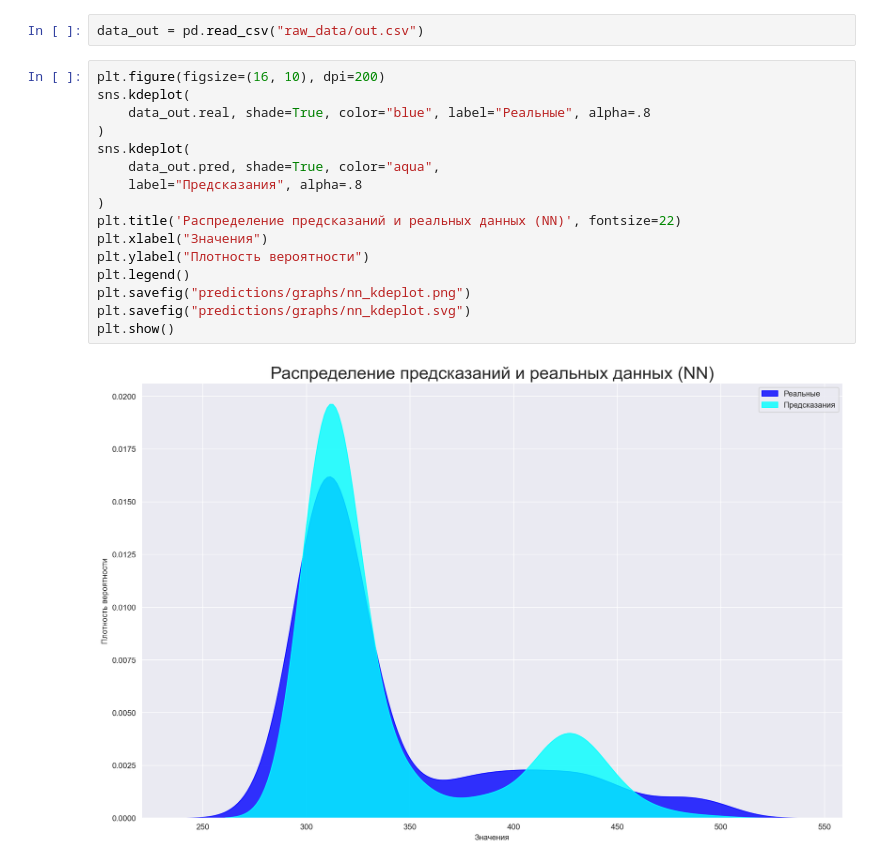
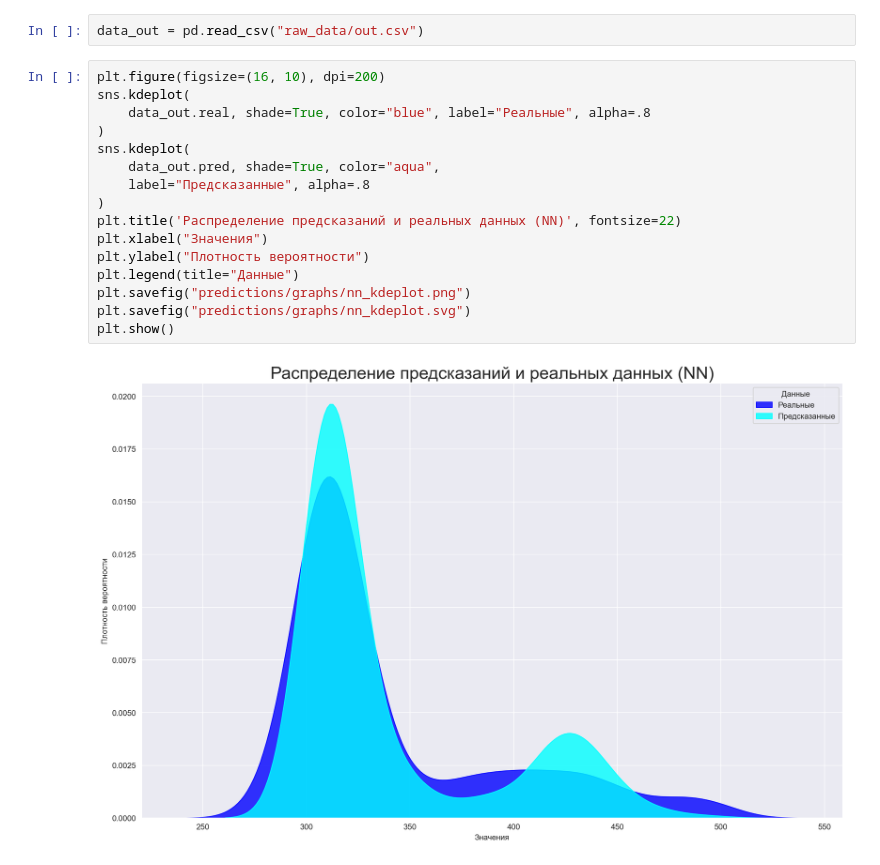
Before and after one commit to llitone/fuel-consumption-prediction, a Jupyter notebook: predictions/graphs.ipynb, the cells around one changed output. Cells and saved outputs as stored; diff of their text form.

Commit message:
legend title fix

```diff
--- a/predictions/graphs.ipynb
+++ b/predictions/graphs.ipynb
@@ -158,18 +158,18 @@ data_out = pd.read_csv("raw_data/out.csv")
 # %%
 plt.figure(figsize=(16, 10), dpi=200)
 sns.kdeplot(
     data_out.real, shade=True, color="blue", label="Реальные", alpha=.8
 )
 sns.kdeplot(
     data_out.pred, shade=True, color="aqua",
-    label="Предсказания", alpha=.8
+    label="Предсказанные", alpha=.8
 )
 plt.title('Распределение предсказаний и реальных данных (NN)', fontsize=22)
 plt.xlabel("Значения")
 plt.ylabel("Плотность вероятности")
-plt.legend()
+plt.legend(title="Данные")
 plt.savefig("predictions/graphs/nn_kdeplot.png")
 plt.savefig("predictions/graphs/nn_kdeplot.svg")
 plt.show()
 # %% [output]
-[figure, old version]
+[figure, new version]
```
Also changed, not shown: 5 other files.
